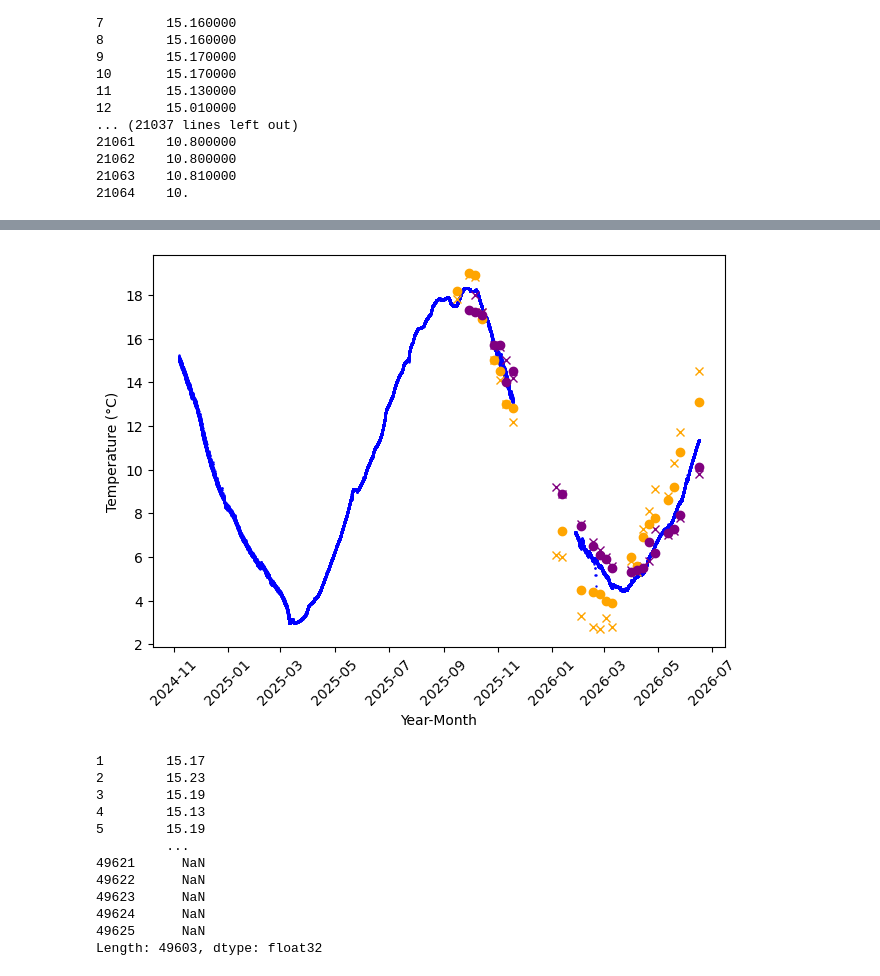
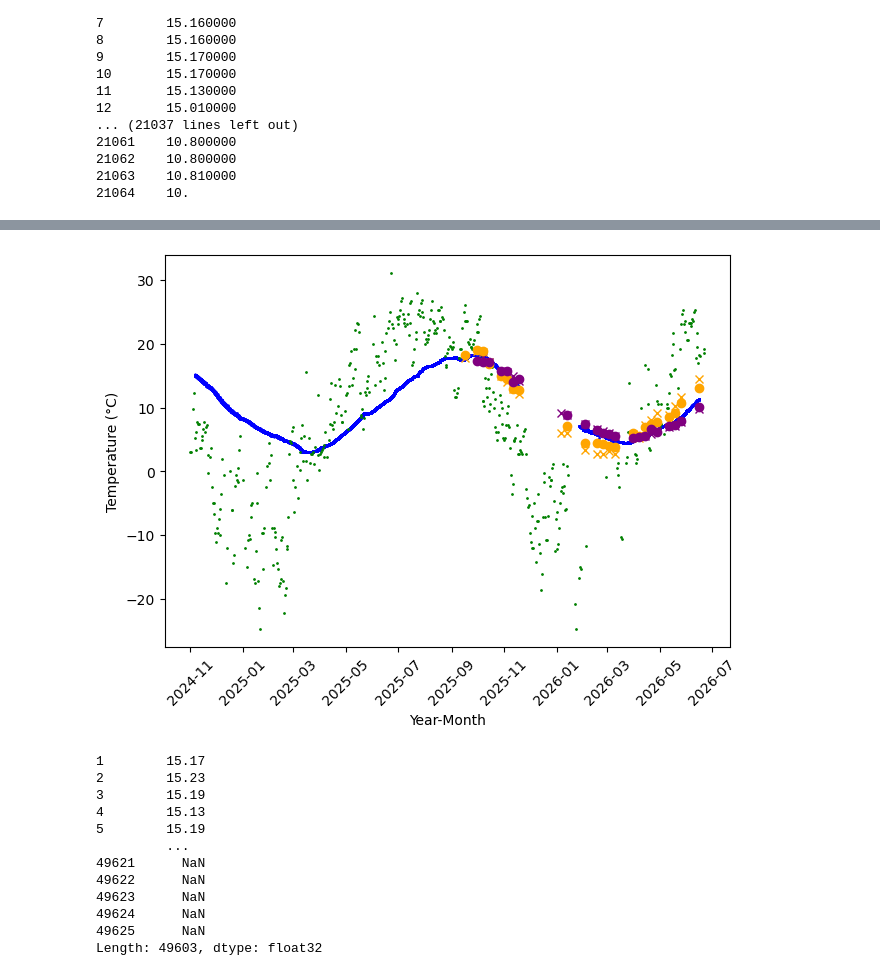
Before and after one commit to sauron-245/summer_26, a Jupyter notebook: summer 2026/P1Bell2026.ipynb, the cells around one changed output, grey strips where cells are left out. Cells and saved outputs as stored; diff of their text form; code cells hidden in the pictures.

Commit message:
graphs for all piezometers, graph for the stream

```diff
--- a/summer 2026/TESTGenericBell2026.ipynb
+++ b/summer 2026/P1Bell2026.ipynb
@@ -61,10 +61,10 @@ with pd.option_context('display.max_rows', None):
 21064    10.
 # %%
 #reading the manual data
-mandf = pd.read_csv("Well_Sampling_Data_P1.csv", index_col=False) #Well_Sampling_Data_P1.csv is a placeholder for the csv file with the field measurements from the piezometer of interest. mandf is the placeholder for the dataframe with all of the manual field measurements.
+mandf = pd.read_csv("Manual_Data_P1.csv", index_col=False) #Well_Sampling_Data_P1.csv is a placeholder for the csv file with the field measurements from the piezometer of interest. mandf is the placeholder for the dataframe with all of the manual field measurements.
 mandf.loc[:,"Temp bottom before"] #selects the column in the manual data csv that you want on the y-axis. Temp bottom before is a placeholder for whichever column you'd like to see.
 mandf["Date"] = pd.to_datetime(mandf["Date"]) #converts the manual date-time values to pandas datetime format.
 # %%
 #reading in the NOAA air temp data
 weatherdf = pd.read_csv("NOAAHastingsDam2.csv")
-weatherdf
+weatherdf["Date"] = pd.to_datetime(weatherdf["Date"])
@@ -85,28 +71,29 @@ weatherdf
 # %%
 #creating the plot
 mandf.columns = mandf.columns.str.strip() #This line was generated by Google Gemini to remove the leading and trailing whitespaces in the mandf dataframe.
 
 
 fig, ax = plt.subplots(layout='constrained')
 #ax.plot(date1, filteredhobo, color="blue", label = "HOBO continuous temperature")
 ax.scatter(date2, filteredhobo, color="blue", s = 0.5, label = "HOBO continuous temperature")
 ax.plot(mandf.Date, mandf.loc[:,"Temp top before"], 'x', color = "orange", label = "manual temperature at top before pumping") #each variable in the manual field measurmemts data set is called by their column instead of naming each variable. The placeholders here are mandf.Date (which you should replace with the nameofdataframe.nameofcolumnfortime), mandf.loc[:,"Temp top before"] (which you should replace with nameofdataframe.loc[:, "Name of column for parameter"], and manual temperature at top before pumping (which you should replace with the name of the data for the legend).
 ax.plot(mandf.Date, mandf.loc[:,"Temp bottom before"], 'x', color = "purple", label = "manual temperature at bottom before pumping")
 ax.plot(mandf.Date, mandf.loc[:,"Temp top after"], 'o', color = "orange", label = "manual temperature at top after pumping")
 ax.plot(mandf.Date, mandf.loc[:,"Temp bottom after"], 'o', color = "purple", label = "manual temperature at bottom after pumping")
+ax.scatter(weatherdf.Date, weatherdf.loc[:,"Mean  Celcius Teperature"], color = "green", s = 1, label = "air temperature")
 plt.xticks(rotation=45)
 plt.xlabel("Year-Month")
 plt.ylabel("Temperature (°C)") #Temperature (°C) is a placeholder.
 # plt.xlim((pd.to_datetime("2025-11-18 06"), pd.to_datetime("2025-11-18 16")))
-# plt.ylim((6, 8))
-# plt.xlim((pd.to_datetime("2026-01"), pd.to_datetime("2026-")))
+# plt.ylim((0, 20))
+# plt.xlim((pd.to_datetime("2025-10"), pd.to_datetime("2026-06")))
 # plt.ylim((6, 8))
 
-# fig.legend(loc='outside upper right') #this line puts legend outside of graph, squishes it down, but is not awful. Run with # in front to see the graph at its default dimensions.
+#fig.legend(loc='outside upper right') #this line puts legend outside of graph, squishes it down, but is not awful. Run with # in front to see the graph at its default dimensions.
 
 plt.show()
 # %% [output]
-[figure, old version]
+[figure, new version]
 # %%
 filteredhobo
 # %% [output]
```
Also changed, not shown: parts of 1 cell of this notebook, 26 other files.
